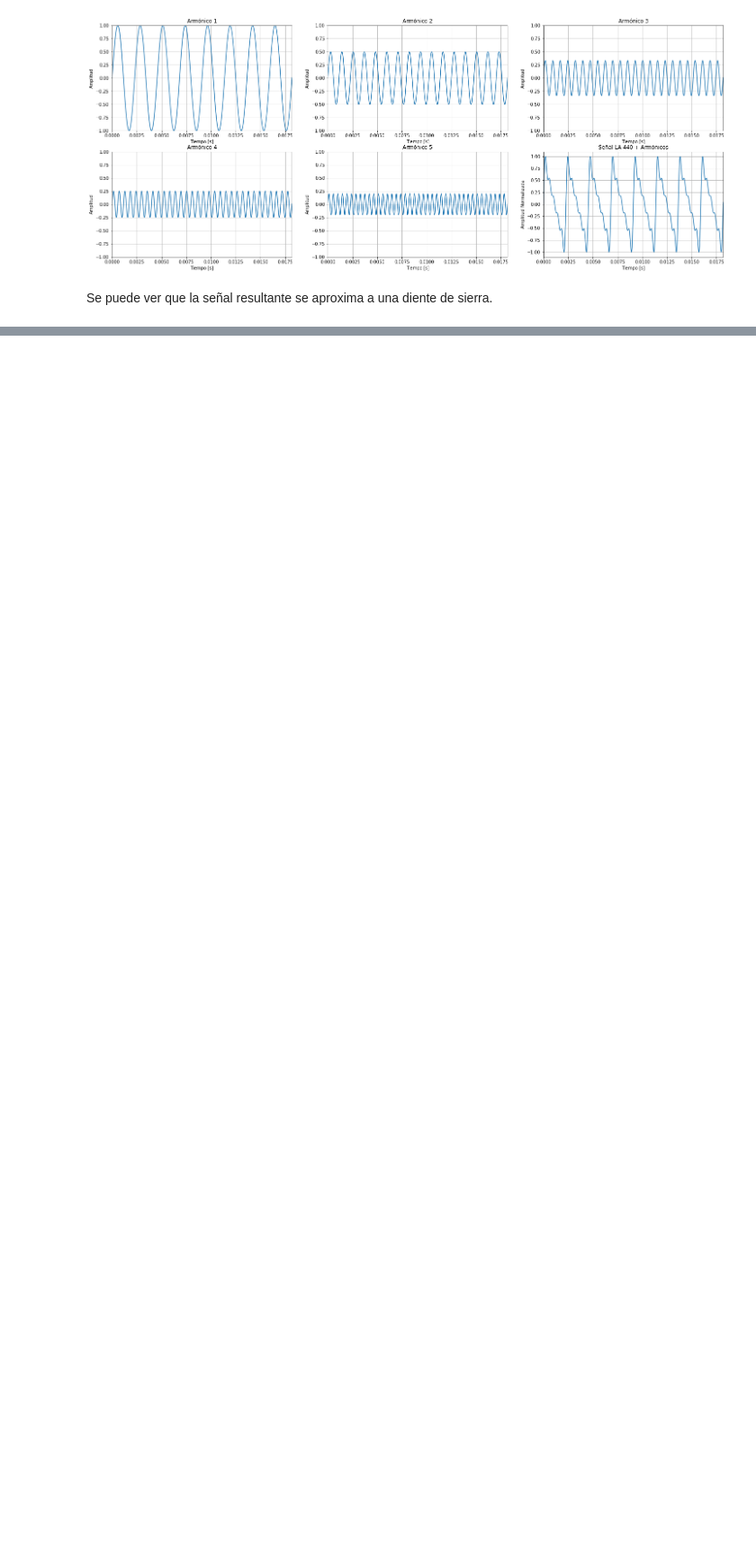
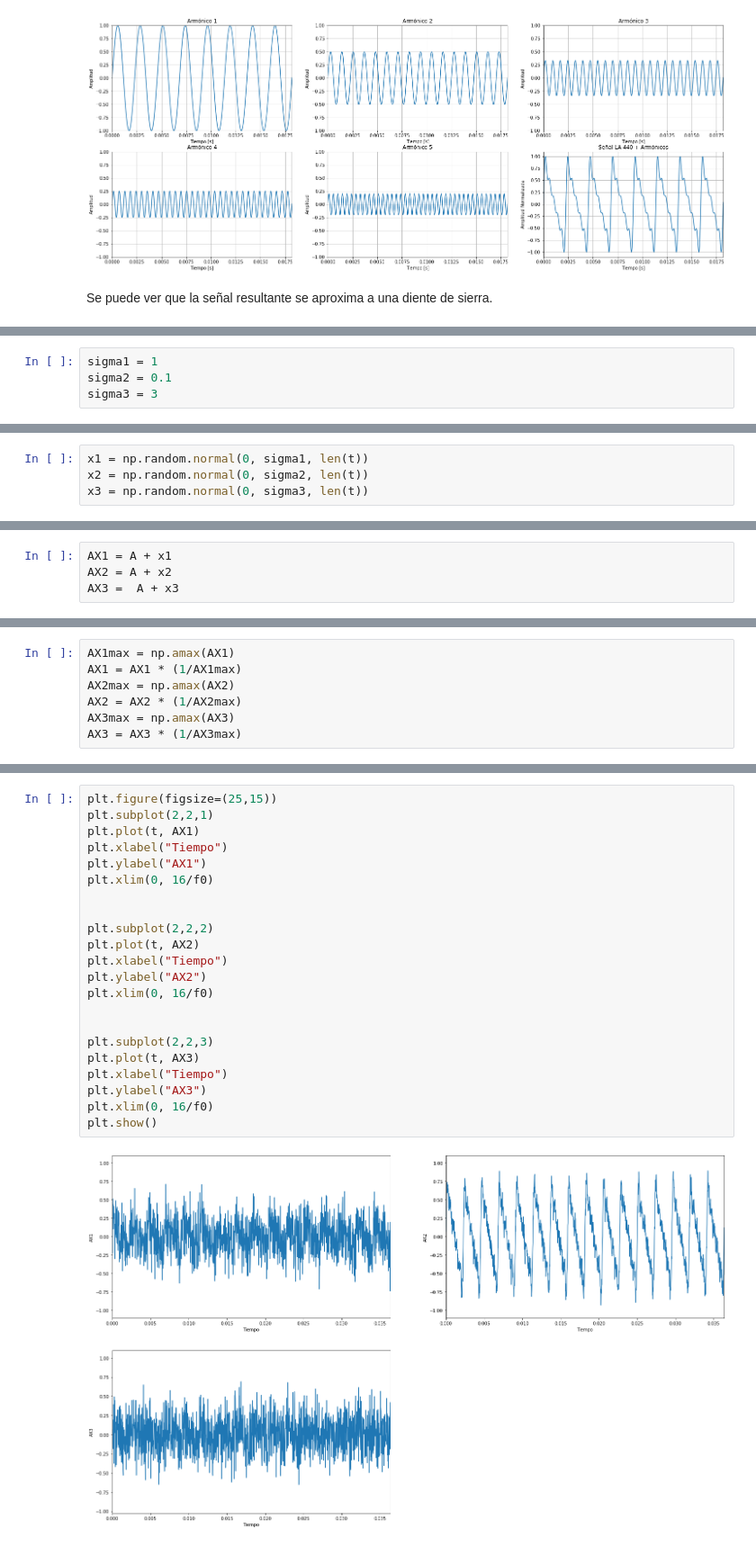
Before and after one commit to martinhaimovich2010/TP1_DSP, a Jupyter notebook: TP1_DSP_Haimovich_Veiga.ipynb, the cells around one changed output, grey strips where cells are left out. Shown at 90% size. Drawn from its saved outputs; the diff is of its cells as text; blank space fills up the shorter version.

```diff
--- a/TP1_DSP_Haimovich_Veiga.ipynb
+++ b/TP1_DSP_Haimovich_Veiga.ipynb
@@ -63,0 +136,4 @@ Se puede ver que la señal resultante se aproxima a una diente de sierra.
+# %%
+sigma1 = 1
+sigma2 = 0.1
+sigma3 = 3
@@ -63,0 +142,4 @@ Se puede ver que la señal resultante se aproxima a una diente de sierra.
+# %%
+x1 = np.random.normal(0, sigma1, len(t))
+x2 = np.random.normal(0, sigma2, len(t))
+x3 = np.random.normal(0, sigma3, len(t))
@@ -63,0 +148,4 @@ Se puede ver que la señal resultante se aproxima a una diente de sierra.
+# %%
+AX1 = A + x1
+AX2 = A + x2
+AX3 =  A + x3
@@ -63,0 +154,7 @@ Se puede ver que la señal resultante se aproxima a una diente de sierra.
+# %%
+AX1max = np.amax(AX1)
+AX1 = AX1 * (1/AX1max)
+AX2max = np.amax(AX2)
+AX2 = AX2 * (1/AX2max)
+AX3max = np.amax(AX3)
+AX3 = AX3 * (1/AX3max)
@@ -63,0 +163,24 @@ Se puede ver que la señal resultante se aproxima a una diente de sierra.
+# %%
+plt.figure(figsize=(25,15))
+plt.subplot(2,2,1)
+plt.plot(t, AX1)
+plt.xlabel("Tiempo")
+plt.ylabel("AX1")
+plt.xlim(0, 16/f0)
+
+
+plt.subplot(2,2,2)
+plt.plot(t, AX2)
+plt.xlabel("Tiempo")
+plt.ylabel("AX2")
+plt.xlim(0, 16/f0)
+
+
+plt.subplot(2,2,3)
+plt.plot(t, AX3)
+plt.xlabel("Tiempo")
+plt.ylabel("AX3")
+plt.xlim(0, 16/f0)
+plt.show()
+# %% [output]
+[figure, added]
```
Also changed, not shown: parts of 37 cells of this notebook, 1 other file.
